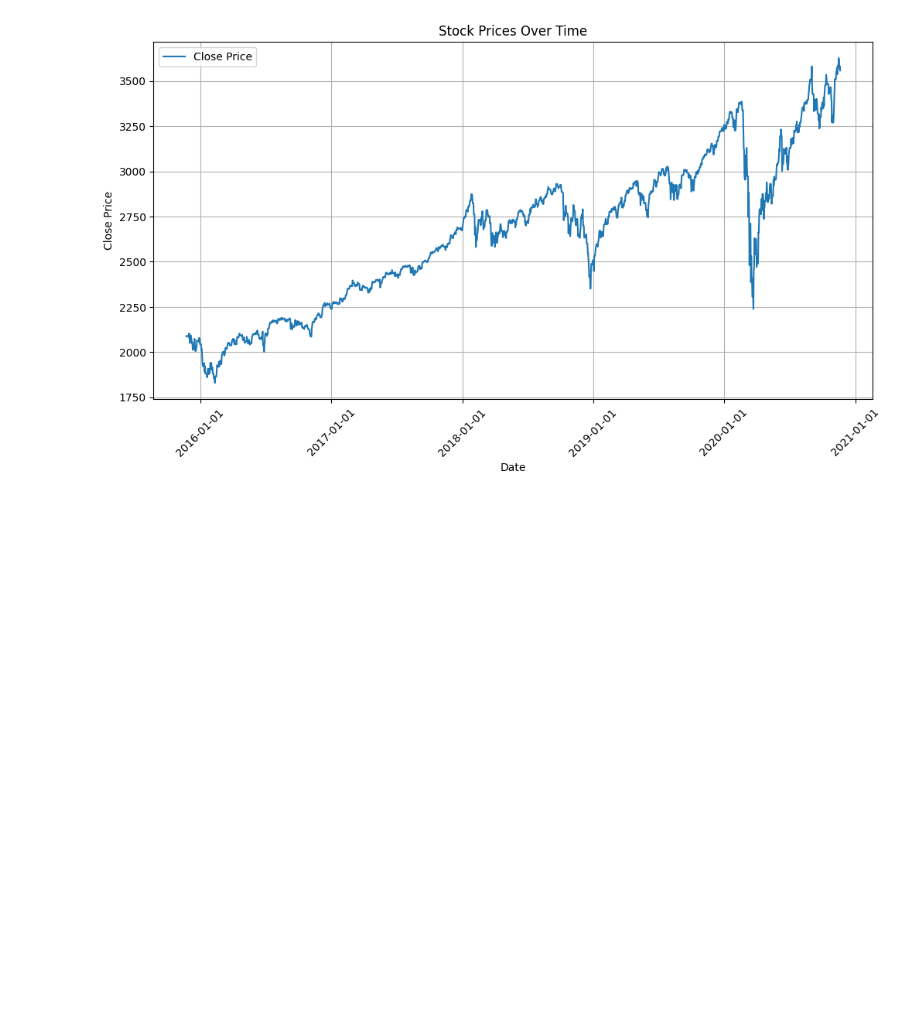
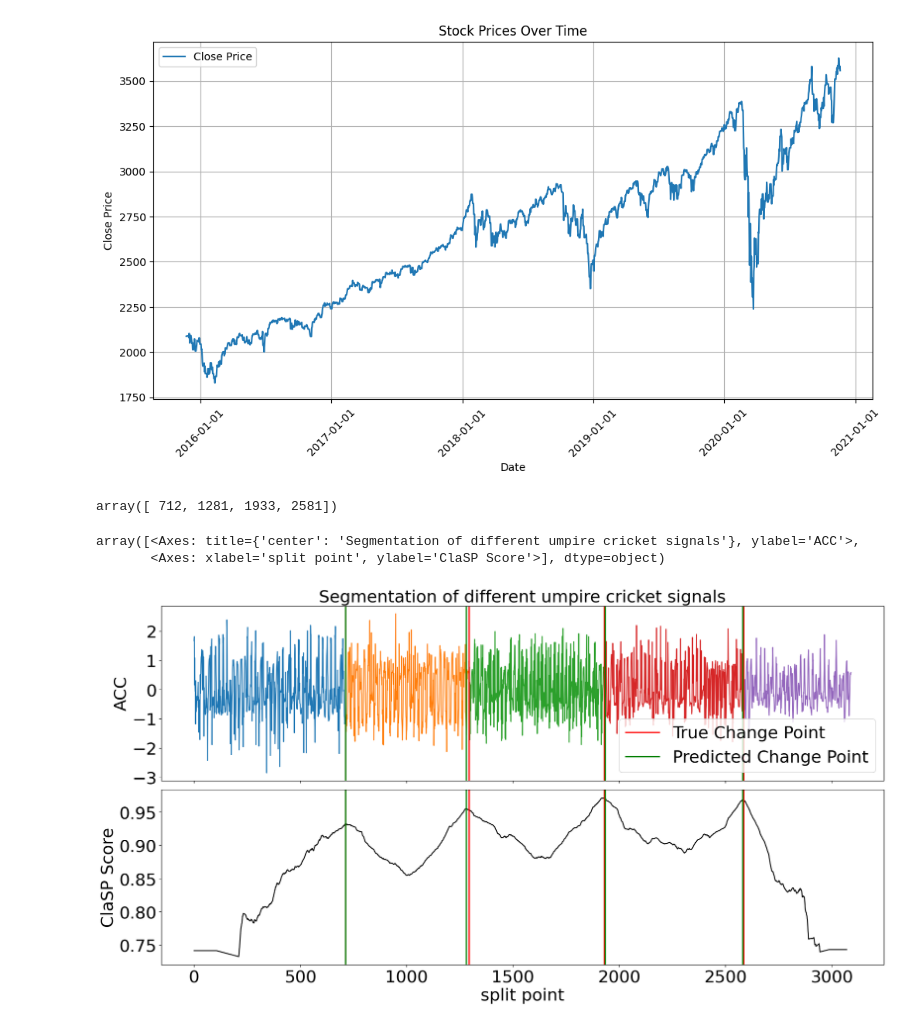
Before and after one commit to czotterbenedek/time-series-ensemble-segmentation, a Jupyter notebook: onlab_tfb4fy.ipynb, the cells around one changed output. Drawn from its saved outputs; the diff is of its cells as text; code cells hidden in the pictures; blank space fills up the shorter version.

```diff
--- a/onlab_tfb4fy.ipynb
+++ b/onlab_tfb4fy.ipynb
@@ -68,0 +72,12 @@ plt.show()
+# %%
+dataset, window_size, true_cps, time_series = load_tssb_dataset(names=("CricketX",)).iloc[0,:]
+clasp = BinaryClaSPSegmentation()
+clasp.fit_predict(time_series)
+# %% [output]
+array([ 712, 1281, 1933, 2581])
+# %%
+clasp.plot(gt_cps=true_cps, heading="Segmentation of different umpire cricket signals", ts_name="ACC", file_path="segmentation_example.png")
+# %% [output]
+array([<Axes: title={'center': 'Segmentation of different umpire cricket signals'}, ylabel='ACC'>,
+       <Axes: xlabel='split point', ylabel='ClaSP Score'>], dtype=object)
+[figure, added]
```
Also changed, not shown: parts of 1 cell of this notebook, 1 other file.
